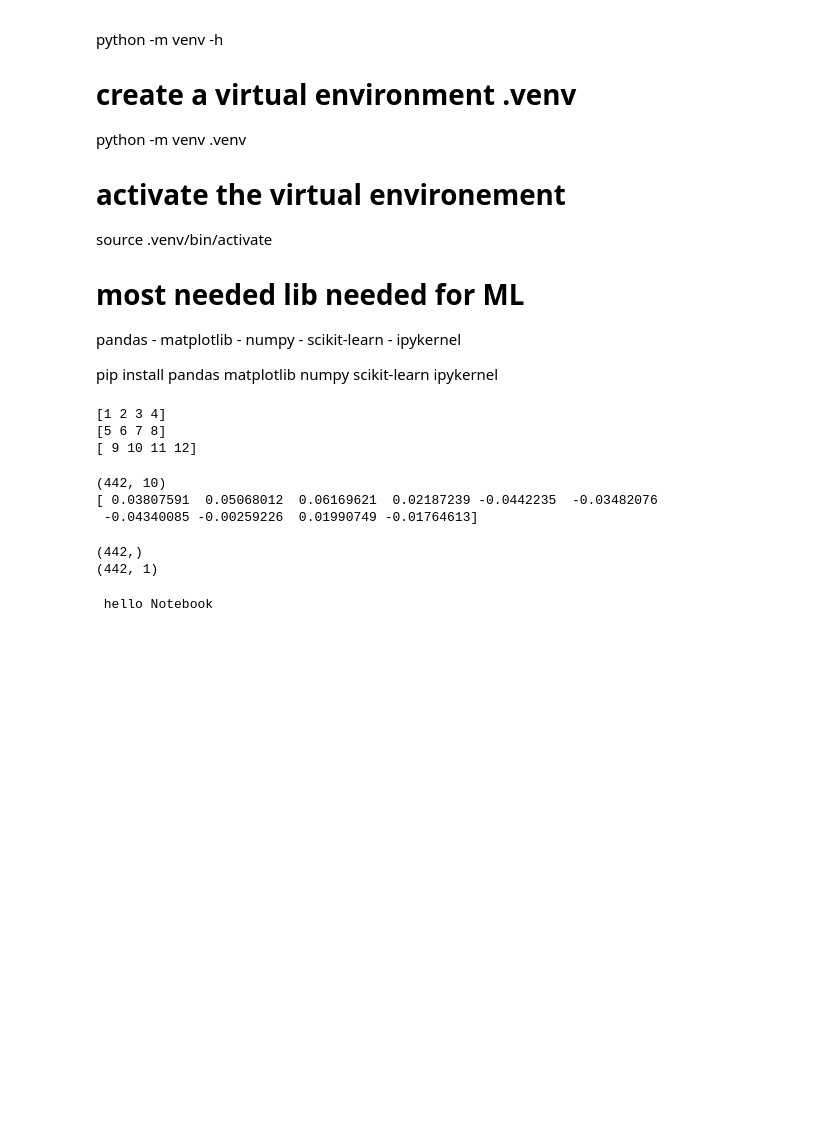
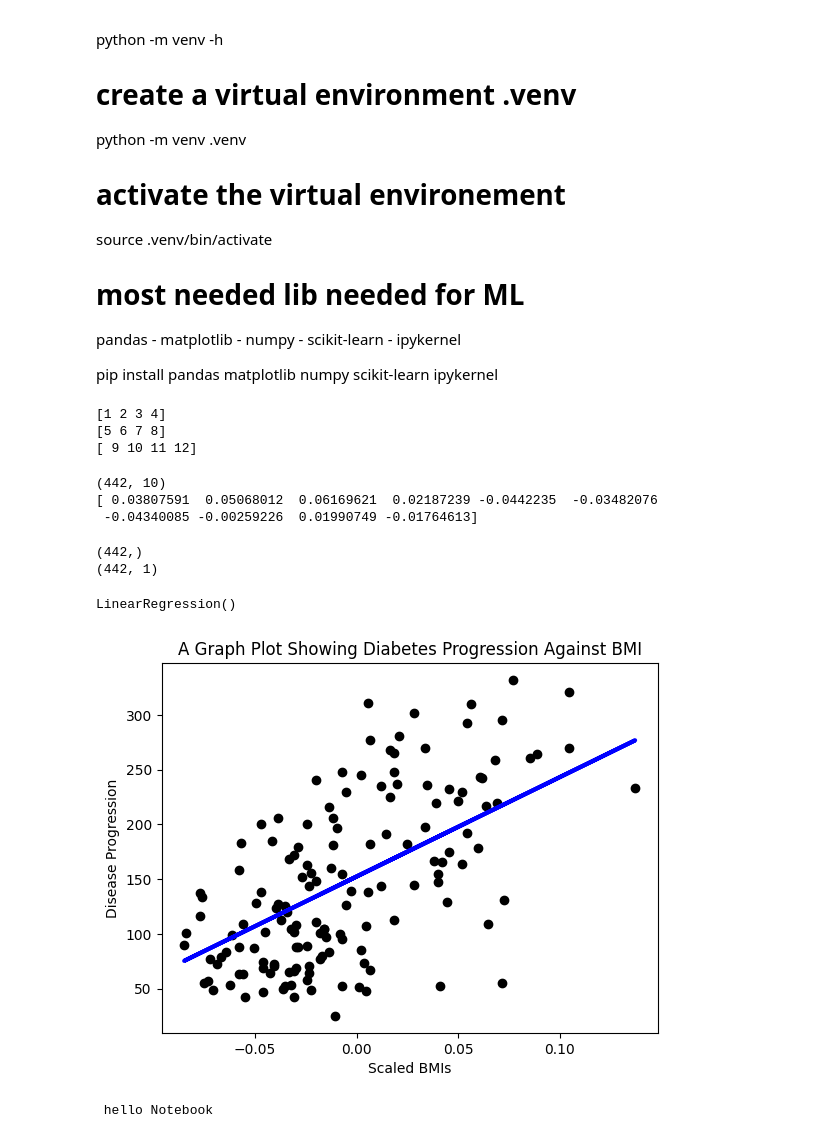
Before and after one commit to kwadjooe/ML-For-Beginners, a Jupyter notebook: 2-Regression/1-Tools/notebook.ipynb, the cells around one changed output. Cells and saved outputs as stored; diff of their text form; code cells hidden in the pictures; blank space fills up the shorter version.

Commit message:
Predict and plot data

```diff
--- a/2-Regression/1-Tools/notebook.ipynb
+++ b/2-Regression/1-Tools/notebook.ipynb
@@ -54,6 +54,37 @@ print(X.shape)
 # %% [output]
 (442,)
 (442, 1)
+# %%
+# Split the data into training and testing data set
+
+X_train, X_test, y_train, y_test= model_selection.train_test_split(X, y, test_size=0.33)
+# %%
+# create a linear regression model and train it with our data
+
+model = linear_model.LinearRegression()
+model.fit(X_train, y_train)
+# %% [output]
+LinearRegression()
+# %%
+# Predict using our test data
+
+y_pred = model.predict(X_test)
+# %%
+# Create a scatter plot
+plt.scatter(X_test, y_test,  color='black')
+
+# Plot the prediction
+plt.plot(X_test, y_pred, color='blue', linewidth=3)
+
+# Add labels and a title
+plt.xlabel('Scaled BMIs')
+plt.ylabel('Disease Progression')
+plt.title('A Graph Plot Showing Diabetes Progression Against BMI')
+
+# Draw the plot
+plt.show()
+# %% [output]
+[figure, added]
 # %%
 print(" hello Notebook")
 # %% [output]
```
